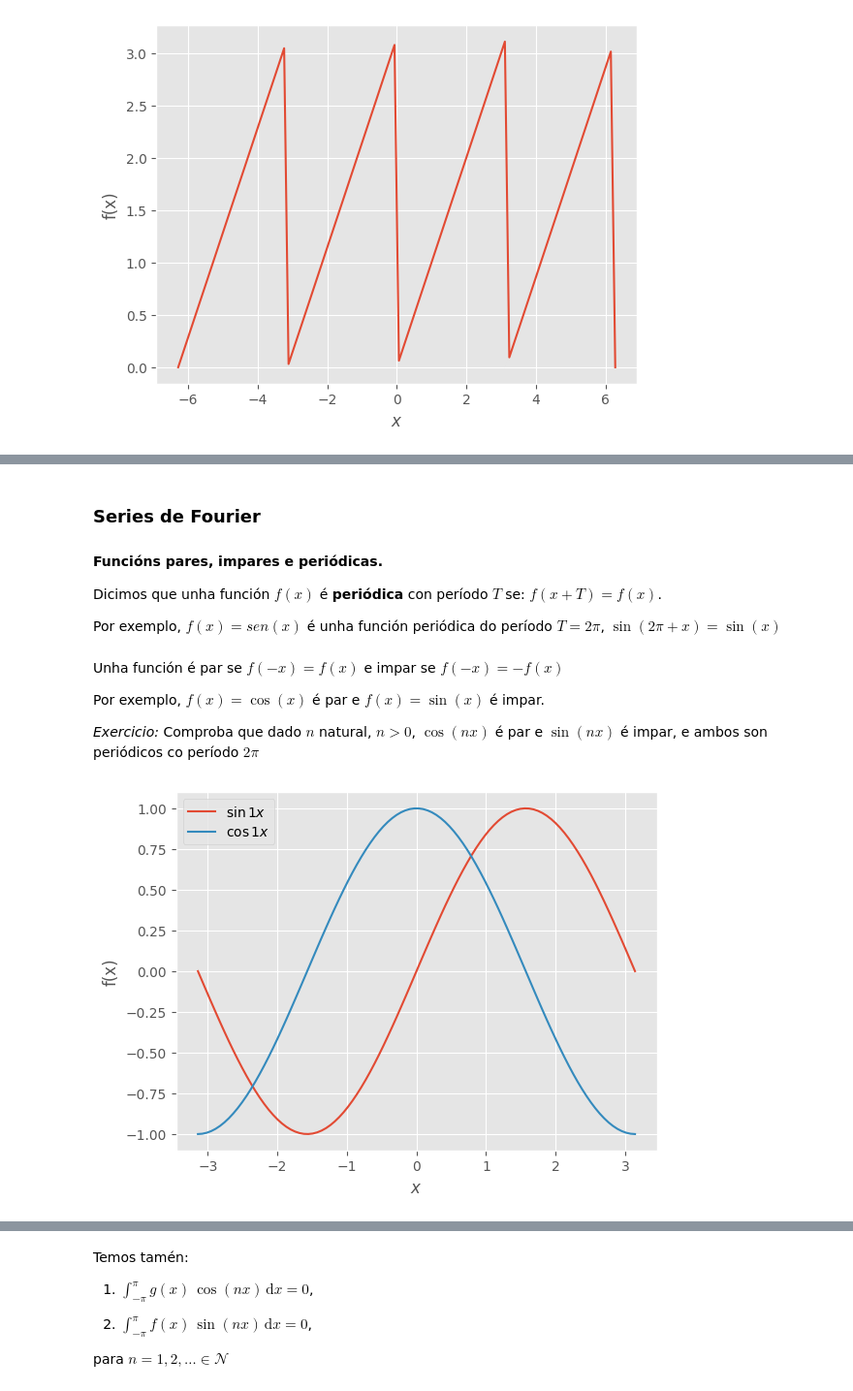
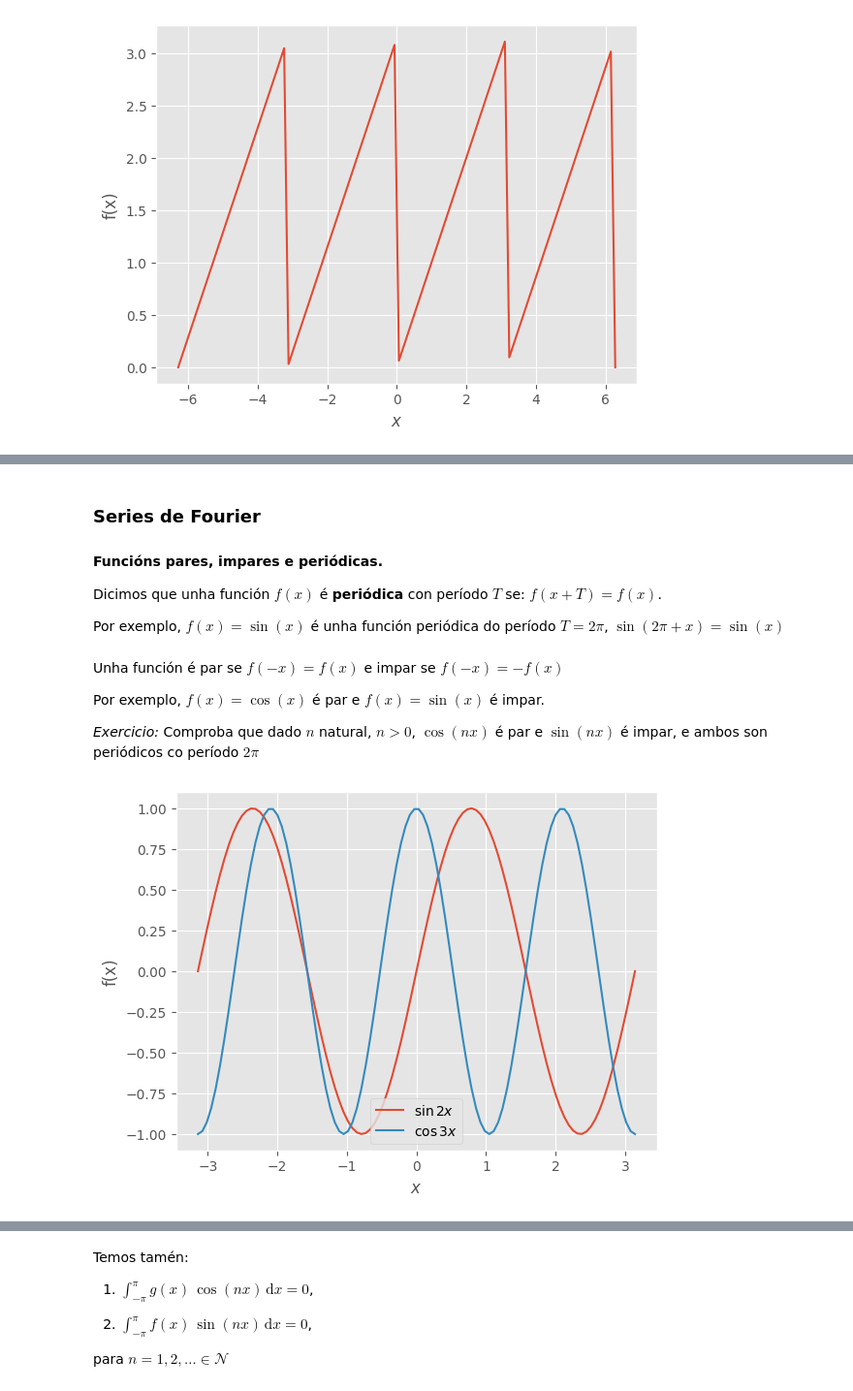
Before and after one commit to xabiercidvidal/USC-MMIII, a Jupyter notebook: _build/jupyter_execute/notebooks/tfourier.ipynb, the cells around one changed output, grey strips where cells are left out. Shown at 97% size. Saved outputs shown, nothing was run; the diff lists cells and outputs as text; code cells hidden in the pictures.

```diff
--- a/_build/jupyter_execute/notebooks/tfourier.ipynb
+++ b/_build/jupyter_execute/notebooks/tfourier.ipynb
@@ -63,7 +63,7 @@ gf.fun1d(fx, xrange);
 
 Dicimos que unha función $f(x)$ é **periódica** con período $T$ se: $f(x + T) = f(x)$.
 
-Por exemplo, $f(x) = sen(x)$ é unha función periódica do período $T = 2\pi$, $\sin(2\pi + x) = \sin(x)$
+Por exemplo, $f(x) = \sin(x)$ é unha función periódica do período $T = 2\pi$, $\sin(2\pi + x) = \sin(x)$
 # %% [markdown]
 
 Unha función é par se $f(- x) = f(x)$ e impar se $f(-x) = - f(x)$
@@ -72,13 +72,13 @@ Unha función é par se $f(- x) = f(x)$ e impar se $f(-x) = - f(x)$
 
  *Exercicio:* Comproba que dado $n$ natural, $n>0$, $\cos (nx)$ é par e $\sin(nx)$ é impar, e ambos son periódicos co período $2 \pi$
 # %%
-n, m, N = 1, 1, 1
+n, m, N = 2, 3, 1
 xrange = (-N*np.pi, N*np.pi, 100)
 sx = lambda x : np.sin(n*x)
 cx = lambda x : np.cos(m*x)
-gf.fun1d(sx, xrange, label ='$\sin '+str(n)+'x$')
-gf.fun1d(cx, xrange, newfig = False, label = '$\cos '+str(m)+'x$');
+gf.fun1d(sx, xrange, label ='$\\sin '+str(n)+'x$')
+gf.fun1d(cx, xrange, newfig = False, label = '$\\cos '+str(m)+'x$');
 # %% [output]
-[figure, old version]
+[figure, new version]
 # %% [markdown]
 
```
Also changed, not shown: parts of 9 cells of this notebook, 6 other files.
